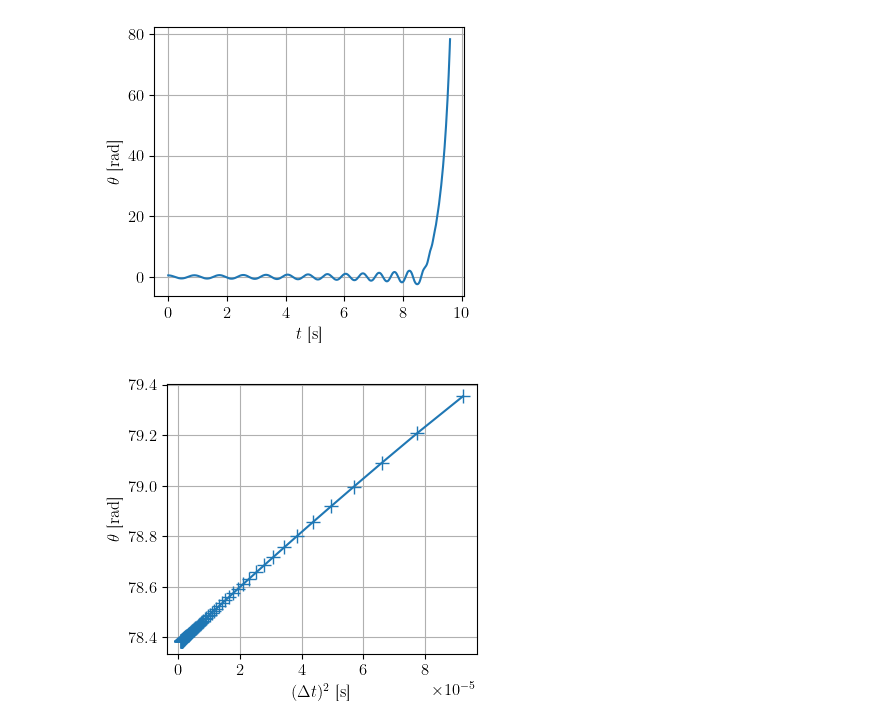
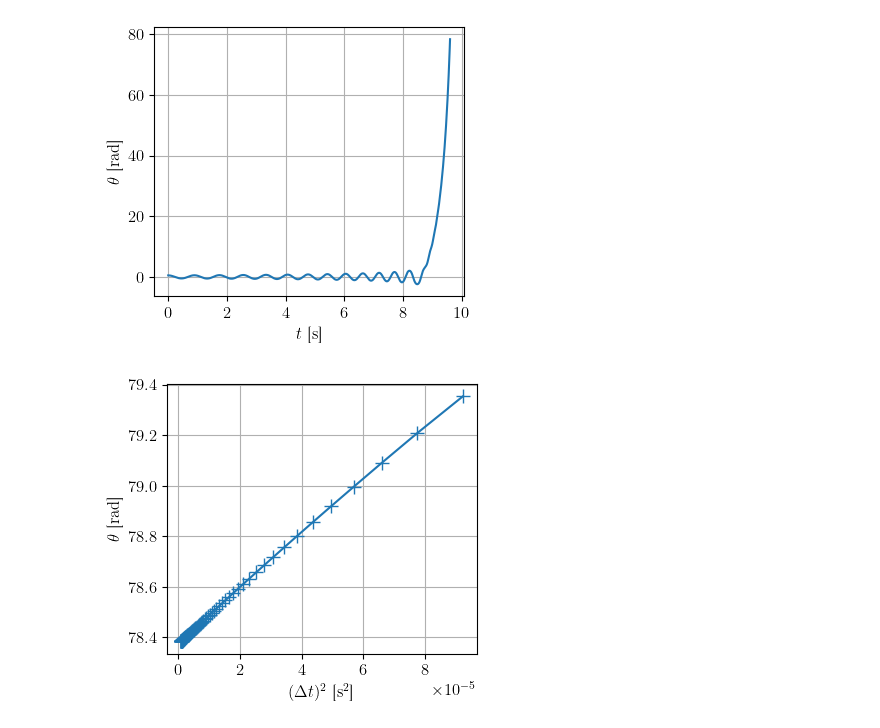
Before and after one commit to TomVdt/PhysNum, a Jupyter notebook: exercice2/analysis/analysis3bi.ipynb, the cells around one changed output. Saved outputs shown, nothing was run; the diff lists cells and outputs as text; code cells hidden in the pictures.

```diff
--- a/exercice2/analysis/analysis3bi.ipynb
+++ b/exercice2/analysis/analysis3bi.ipynb
@@ -168,17 +168,17 @@ plt.savefig(export_path + 'traj_retraction.pdf')
 # %%
 def calc(dataset: dict):
     stuffies = []
     for i, (params, data) in enumerate(dataset.values()):
         tf, thetaf = data[:, 0], data[-1, 1]
         stuffies.append(thetaf)
     return stuffies
 
 norder = 2
 stuff = calc(all_data)
 plt.plot(dt**norder, stuff, '+-', label=r'$\theta$')
-plt.xlabel(r'$(\Delta t)^2$ [s]')
+plt.xlabel(r'$(\Delta t)^2$ [\si{\second\squared}]')
 plt.ylabel(r'$\theta$ [rad]')
 plt.grid()
 plt.savefig(export_path + 'converg_retraction.pdf')
 # %% [output]
-[figure, old version]
+[figure, new version]
```
Also changed, not shown: 15 other files.
